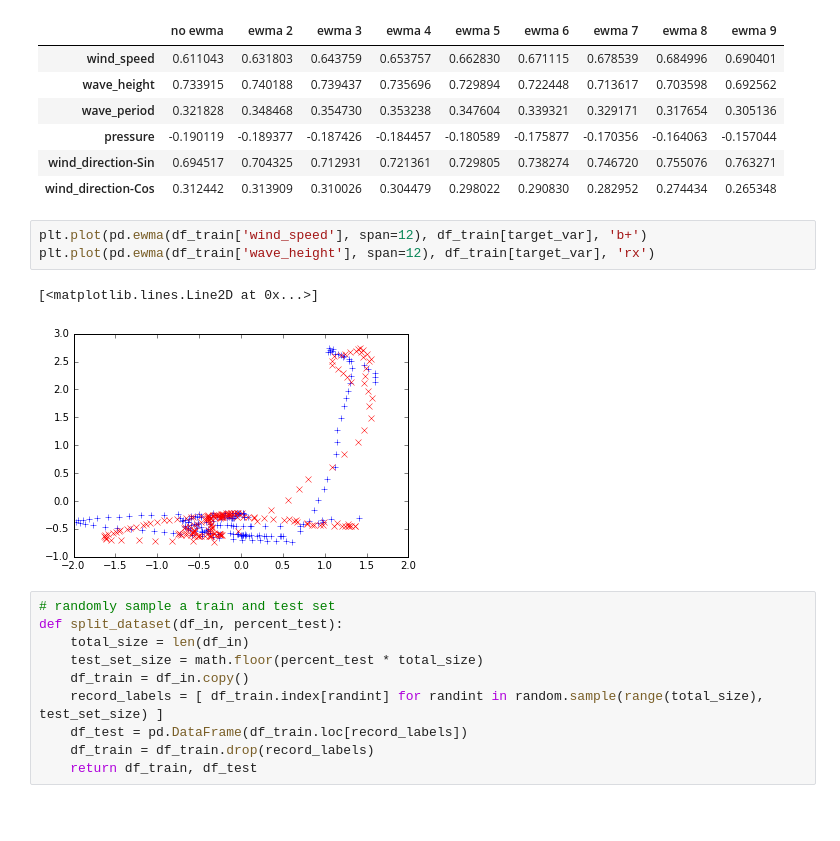
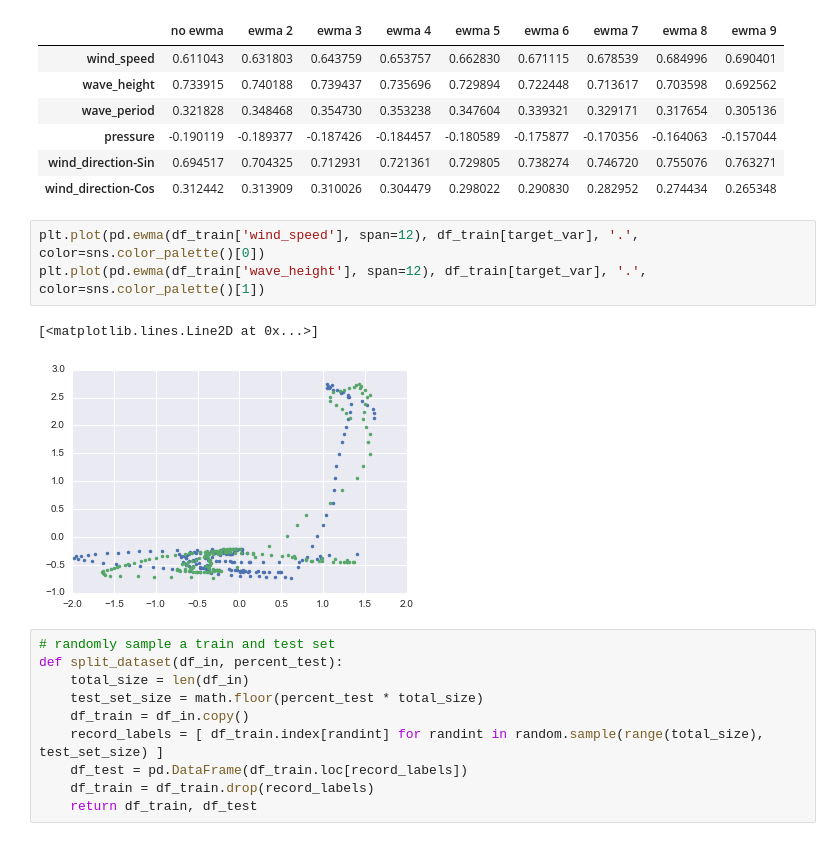
Before and after one commit to felix-last/wave-forecast, a Jupyter notebook: wave-forecast-prepare-data.ipynb, the cells around one changed output. Cells and saved outputs as stored; diff of their text form; blank space fills up the shorter version.

```diff
--- a/wave-forecast-prepare-data.ipynb
+++ b/wave-forecast-prepare-data.ipynb
@@ -278,11 +277,11 @@ corr_with_target
 | wind_direction-Sin | 0.694517 | 0.704325 | 0.712931 | 0.721361 | 0.729805 | 0.738274 | 0.746720 | 0.755076 | 0.763271 |
 | wind_direction-Cos | 0.312442 | 0.313909 | 0.310026 | 0.304479 | 0.298022 | 0.290830 | 0.282952 | 0.274434 | 0.265348 |
 # %%
-plt.plot(pd.ewma(df_train['wind_speed'], span=12), df_train[target_var], 'b+')
-plt.plot(pd.ewma(df_train['wave_height'], span=12), df_train[target_var], 'rx')
+plt.plot(pd.ewma(df_train['wind_speed'], span=12), df_train[target_var], '.', color=sns.color_palette()[0])
+plt.plot(pd.ewma(df_train['wave_height'], span=12), df_train[target_var], '.', color=sns.color_palette()[1])
 # %% [output]
 [<matplotlib.lines.Line2D at 0x...>]
-[figure, old version]
+[figure, new version]
 # %%
 # randomly sample a train and test set
 def split_dataset(df_in, percent_test):
```
Also changed, not shown: parts of 13 cells of this notebook.
